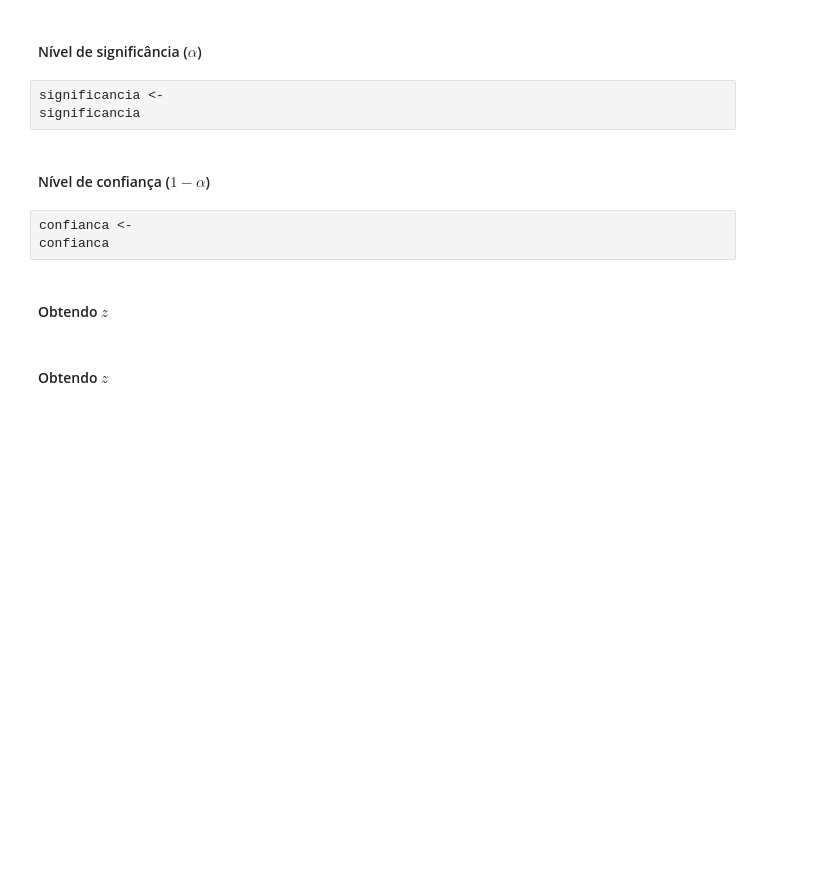
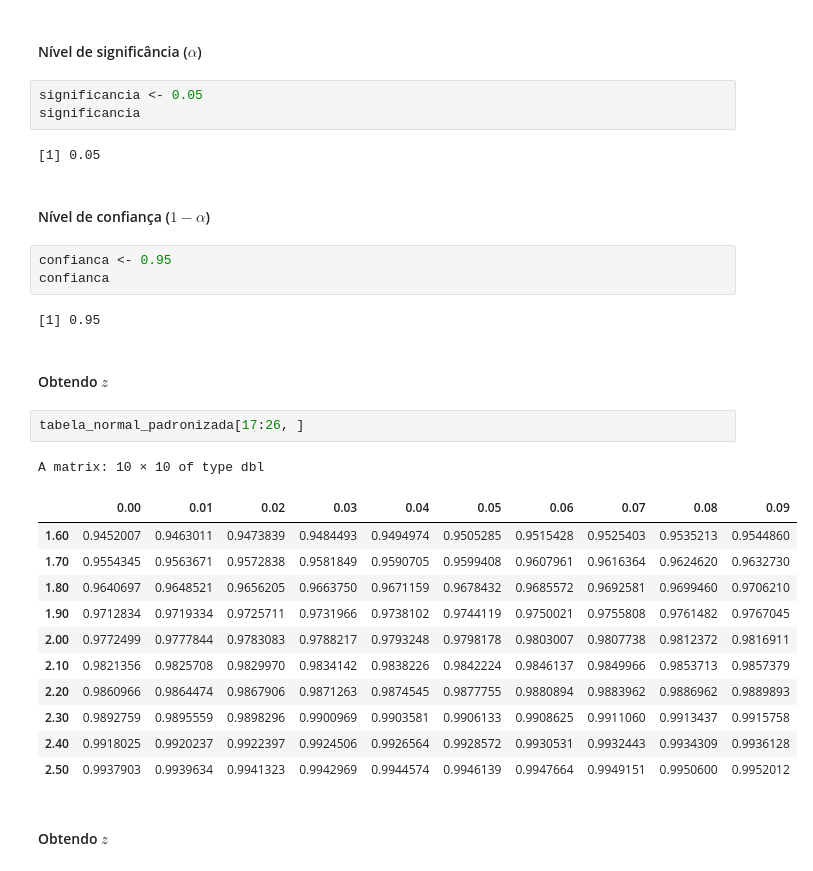
Before and after one commit to Jeidsan/estatistica-com-r, a Jupyter notebook: 2. Estatística com R - probabilidade e amostragem/2. Aula.ipynb, the cells around one changed output. Cells and saved outputs as stored; diff of their text form; blank space fills up the shorter version.

```diff
--- a/2. Estatística com R - probabilidade e amostragem/2. Aula.ipynb
+++ b/2. Estatística com R - probabilidade e amostragem/2. Aula.ipynb
@@ -836,15 +929,34 @@ media_amostral
 # %% [markdown]
 #### Nível de significância ($\alpha$)
 # %%
-significancia <-
+significancia <- 0.05
 significancia
+# %% [output]
+[1] 0.05
 # %% [markdown]
 #### Nível de confiança ($1 - \alpha$)
 # %%
-confianca <-
+confianca <- 0.95
 confianca
+# %% [output]
+[1] 0.95
 # %% [markdown]
 #### Obtendo $z$
+# %%
+tabela_normal_padronizada[17:26, ]
+# %% [output]
+A matrix: 10 × 10 of type dbl
+|  | 0.00 | 0.01 | 0.02 | 0.03 | 0.04 | 0.05 | 0.06 | 0.07 | 0.08 | 0.09 |
+| 1.60 | 0.9452007 | 0.9463011 | 0.9473839 | 0.9484493 | 0.9494974 | 0.9505285 | 0.9515428 | 0.9525403 | 0.9535213 | 0.9544860 |
+| 1.70 | 0.9554345 | 0.9563671 | 0.9572838 | 0.9581849 | 0.9590705 | 0.9599408 | 0.9607961 | 0.9616364 | 0.9624620 | 0.9632730 |
+| 1.80 | 0.9640697 | 0.9648521 | 0.9656205 | 0.9663750 | 0.9671159 | 0.9678432 | 0.9685572 | 0.9692581 | 0.9699460 | 0.9706210 |
+| 1.90 | 0.9712834 | 0.9719334 | 0.9725711 | 0.9731966 | 0.9738102 | 0.9744119 | 0.9750021 | 0.9755808 | 0.9761482 | 0.9767045 |
+| 2.00 | 0.9772499 | 0.9777844 | 0.9783083 | 0.9788217 | 0.9793248 | 0.9798178 | 0.9803007 | 0.9807738 | 0.9812372 | 0.9816911 |
+| 2.10 | 0.9821356 | 0.9825708 | 0.9829970 | 0.9834142 | 0.9838226 | 0.9842224 | 0.9846137 | 0.9849966 | 0.9853713 | 0.9857379 |
+| 2.20 | 0.9860966 | 0.9864474 | 0.9867906 | 0.9871263 | 0.9874545 | 0.9877755 | 0.9880894 | 0.9883962 | 0.9886962 | 0.9889893 |
+| 2.30 | 0.9892759 | 0.9895559 | 0.9898296 | 0.9900969 | 0.9903581 | 0.9906133 | 0.9908625 | 0.9911060 | 0.9913437 | 0.9915758 |
+| 2.40 | 0.9918025 | 0.9920237 | 0.9922397 | 0.9924506 | 0.9926564 | 0.9928572 | 0.9930531 | 0.9932443 | 0.9934309 | 0.9936128 |
+| 2.50 | 0.9937903 | 0.9939634 | 0.9941323 | 0.9942969 | 0.9944574 | 0.9946139 | 0.9947664 | 0.9949151 | 0.9950600 | 0.9952012 |
 # %% [markdown]
 #### Obtendo $z$
 # %% [markdown]
```
Also changed, not shown: parts of 32 cells of this notebook.
